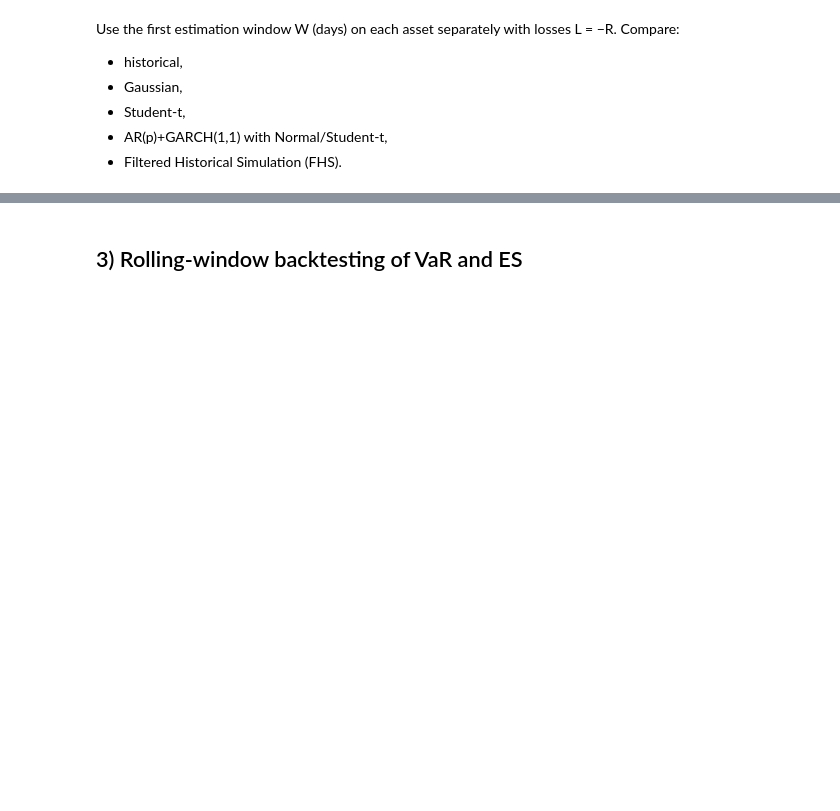
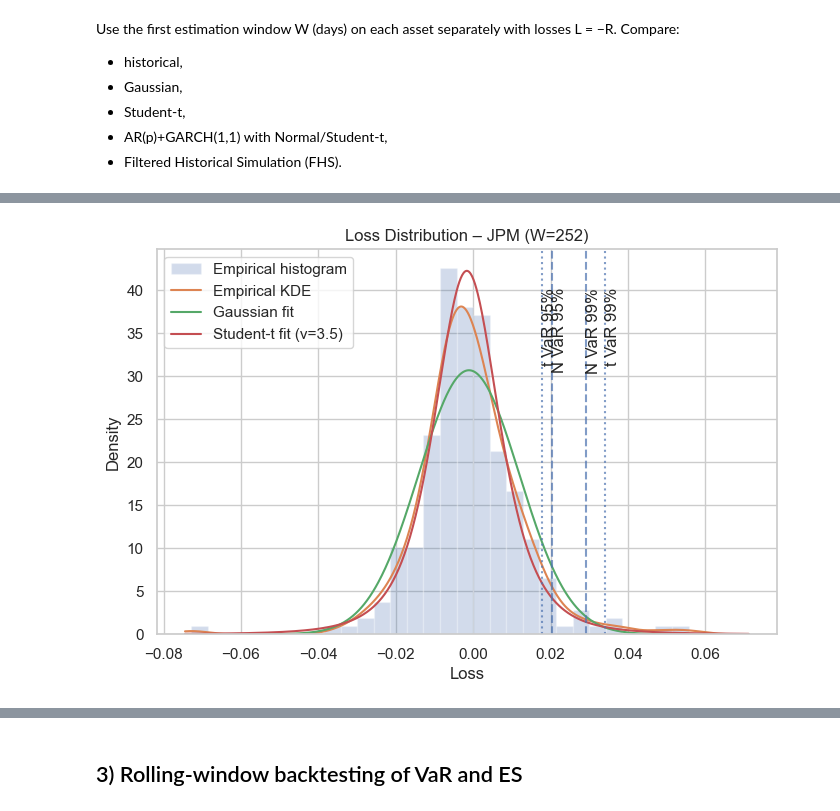
Before and after one commit to Tellefskofteland/QRM_project1, a Jupyter notebook: Project1_template_v2.ipynb, the cells around one changed output, grey strips where cells are left out. Cells and saved outputs as stored; diff of their text form; code cells hidden in the pictures; blank space fills up the shorter version.

```diff
--- a/Project1_template_v2.ipynb
+++ b/Project1_template_v2.ipynb
@@ -302,0 +408,15 @@ Compare:
+# %%
+t_results = []
+for stock in losses.columns:
+    row = {'Stock': stock}
+    for alpha in alphas:
+        VaR, ES, mu_L, sigma_L, df = student_t(losses[stock], alpha)
+        row[f'VaR_{int(alpha*100)}'] = VaR
+        row[f'ES_{int(alpha*100)}'] = ES
+    row['Mu_L'] = mu_L
+    row['Sigma_L'] = sigma_L
+    row['DF'] = df
+    t_results.append(row)
+
+student_t_summary = pd.DataFrame(t_results)
+print(student_t_summary)
@@ -302,0 +428,81 @@ Compare:
+# %%
+# First window of LOSSES (right tail risky)
+W = 252
+losses = -log_returns.iloc[:W]   # DataFrame: columns = assets
+
+import numpy as np
+import pandas as pd
+import matplotlib.pyplot as plt
+from scipy import stats
+
+def gaussian_params(L):
+    mu, sigma = stats.norm.fit(L)
+    return mu, sigma
+
+def student_t_params(L):
+    nu, mu, sigma = stats.t.fit(L)  # (df, loc, scale)
+    return nu, mu, sigma
+
+def gaussian_var_es(mu, sigma, alpha):
+    z = stats.norm.ppf(alpha)
+    var = mu + sigma * z
+    es  = mu + sigma * (stats.norm.pdf(z) / (1 - alpha))
+    return var, es
+
+def student_t_var_es(nu, mu, sigma, alpha):
+    t_alpha = stats.t.ppf(alpha, df=nu)
+    var = mu + sigma * t_alpha
+    if nu <= 1:
+        es = np.nan
+    else:
+        es = mu + sigma * (stats.t.pdf(t_alpha, df=nu) / (1 - alpha)) * ((nu + t_alpha**2) / (nu - 1))
+    return var, es
+
+def plot_asset_pdf(L, asset_name, bins=30, show_var_es=True, alphas=(0.95, 0.99)):
+    L = pd.Series(L).dropna()
+    mu_n, sig_n = gaussian_params(L)
+    nu_t, mu_t, sig_t = student_t_params(L)
+
+    # x-range: cover tails of both fits
+    qmin = min(stats.norm.ppf(0.001, loc=mu_n, scale=sig_n),
+               stats.t.ppf(0.001, df=nu_t, loc=mu_t, scale=sig_t), L.min())
+    qmax = max(stats.norm.ppf(0.999, loc=mu_n, scale=sig_n),
+               stats.t.ppf(0.999, df=nu_t, loc=mu_t, scale=sig_t), L.max())
+    x = np.linspace(qmin, qmax, 800)
+
+    # PDFs
+    pdf_norm = stats.norm.pdf(x, loc=mu_n, scale=sig_n)
+    pdf_t    = stats.t.pdf(x, df=nu_t, loc=mu_t, scale=sig_t)
+
+    # Empirical KDE
+    kde = stats.gaussian_kde(L)
+    pdf_kde = kde(x)
+
+    plt.figure(figsize=(8, 5))
+    plt.hist(L, bins=bins, density=True, alpha=0.25, label="Empirical histogram")
+    plt.plot(x, pdf_kde, label="Empirical KDE")
+    plt.plot(x, pdf_norm, label=f"Gaussian fit")
+    plt.plot(x, pdf_t, label=f"Student-t fit (ν={nu_t:.1f})")
+
+    if show_var_es:
+        for a in alphas:
+            var_n, es_n = gaussian_var_es(mu_n, sig_n, a)
+            var_t, es_t = student_t_var_es(nu_t, mu_t, sig_t, a)
+            plt.axvline(var_n, linestyle="--", alpha=0.7)
+            plt.axvline(var_t, linestyle=":",  alpha=0.7)
+            # Labels slightly above baseline
+            plt.text(var_n, plt.ylim()[1]*0.9, f"N VaR {int(a*100)}%", rotation=90, va="top")
+            plt.text(var_t, plt.ylim()[1]*0.9, f"t VaR {int(a*100)}%", rotation=90, va="top")
+
+    plt.title(f"Loss Distribution – {asset_name} (W=252)")
+    plt.xlabel("Loss")
+    plt.ylabel("Density")
+    plt.grid(True)
+    plt.legend()
+    plt.show()
+
+# Run for every asset
+for asset in losses.columns:
+    plot_asset_pdf(losses[asset], asset)
+# %% [output]
+[figure, added]
```
Also changed, not shown: parts of 16 cells of this notebook.
